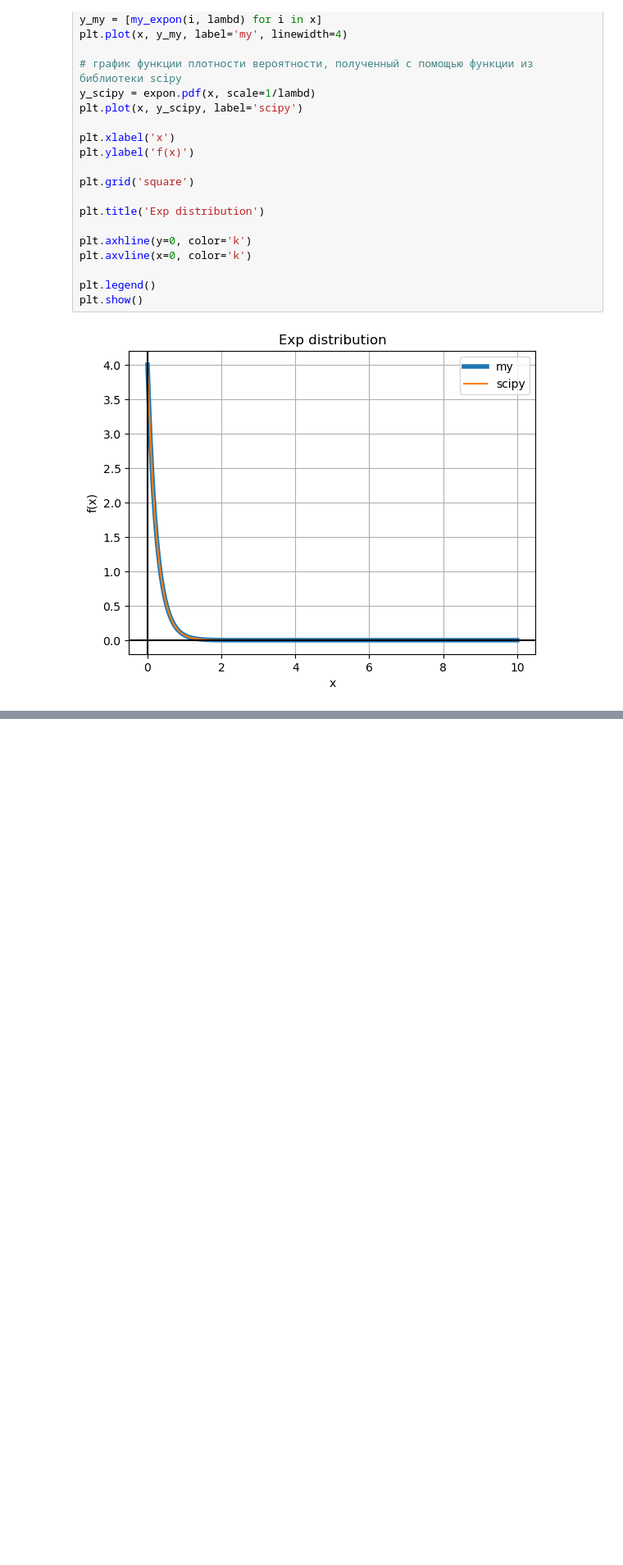
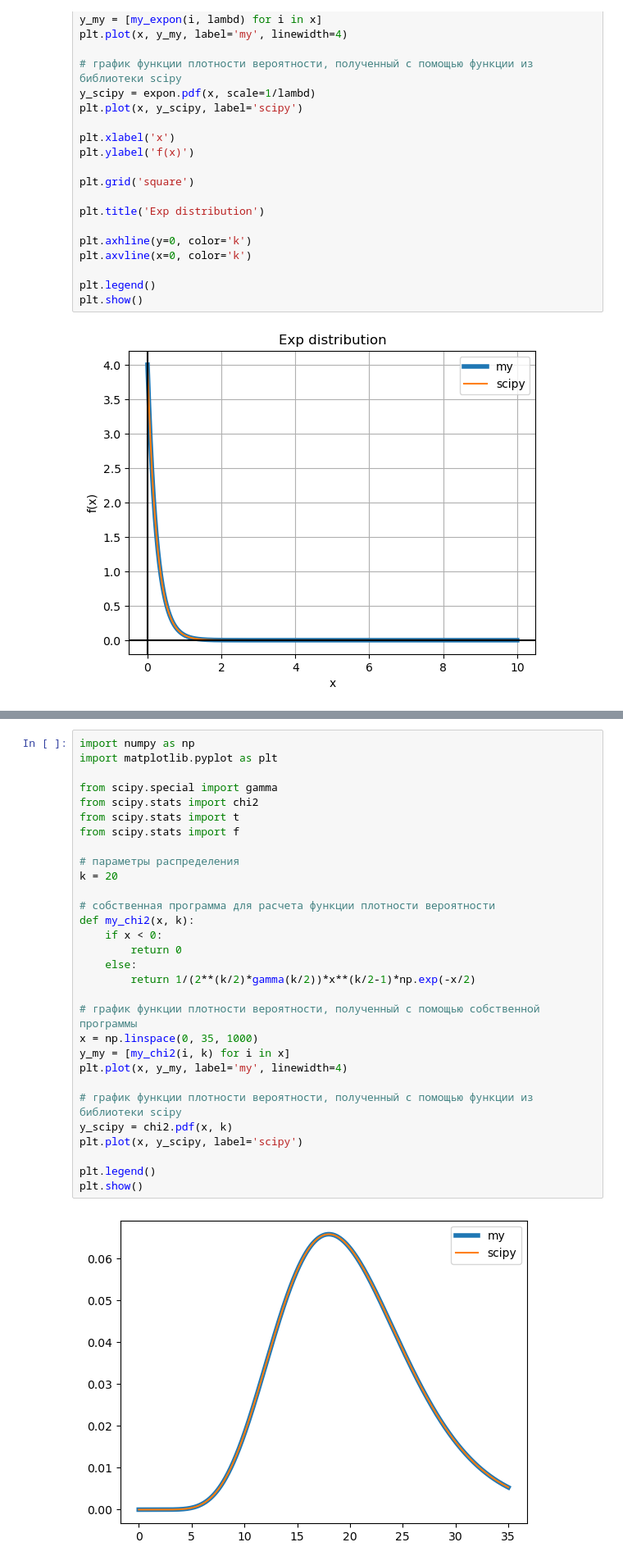
Before and after one commit to Jrvvv/Math_With_Py, a Jupyter notebook: Statistics_and_probability/PL2.ipynb, the cells around one changed output, grey strips where cells are left out. Shown at 82% size. Cells and saved outputs as stored; diff of their text form; blank space fills up the shorter version.

```diff
--- a/Statistics_and_probability/PL2.ipynb
+++ b/Statistics_and_probability/PL2.ipynb
@@ -123,3 +123,35 @@ plt.show()
 вывести в графическом окне по два графика функций плотности вероятности, причём один из графиков<br>
 получить по собственной программе, написанной для расчёта значений функции плотности вероятности,<br>
 другой – с использованием функций.
+# %%
+import numpy as np
+import matplotlib.pyplot as plt
+
+from scipy.special import gamma
+from scipy.stats import chi2
+from scipy.stats import t
+from scipy.stats import f
+
+# параметры распределения
+k = 20
+
+# собственная программа для расчета функции плотности вероятности
+def my_chi2(x, k):
+    if x < 0:
+        return 0
+    else:
+        return 1/(2**(k/2)*gamma(k/2))*x**(k/2-1)*np.exp(-x/2)
+
+# график функции плотности вероятности, полученный с помощью собственной программы
+x = np.linspace(0, 35, 1000)
+y_my = [my_chi2(i, k) for i in x]
+plt.plot(x, y_my, label='my', linewidth=4)
+
+# график функции плотности вероятности, полученный с помощью функции из библиотеки scipy
+y_scipy = chi2.pdf(x, k)
+plt.plot(x, y_scipy, label='scipy')
+
+plt.legend()
+plt.show()
+# %% [output]
+[figure, added]
```
Also changed, not shown: parts of 4 cells of this notebook.
